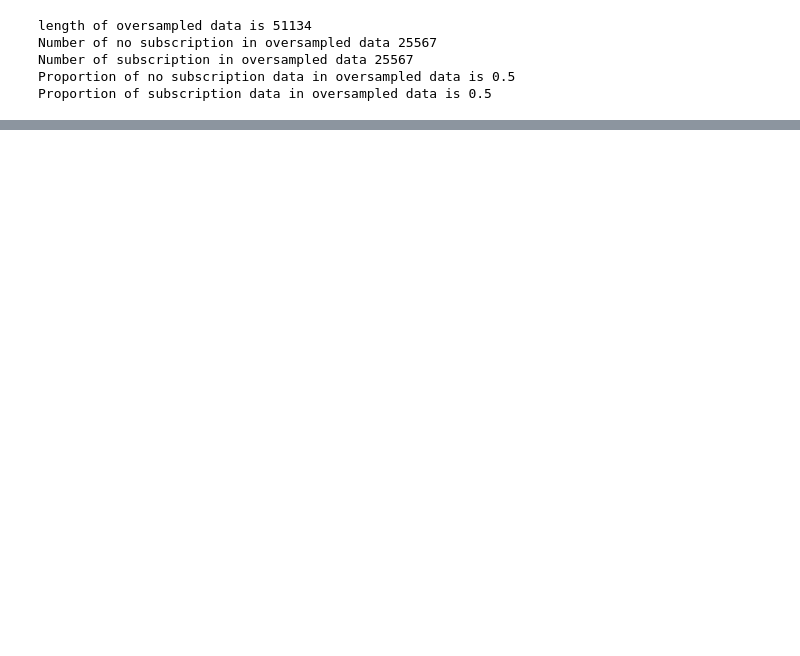
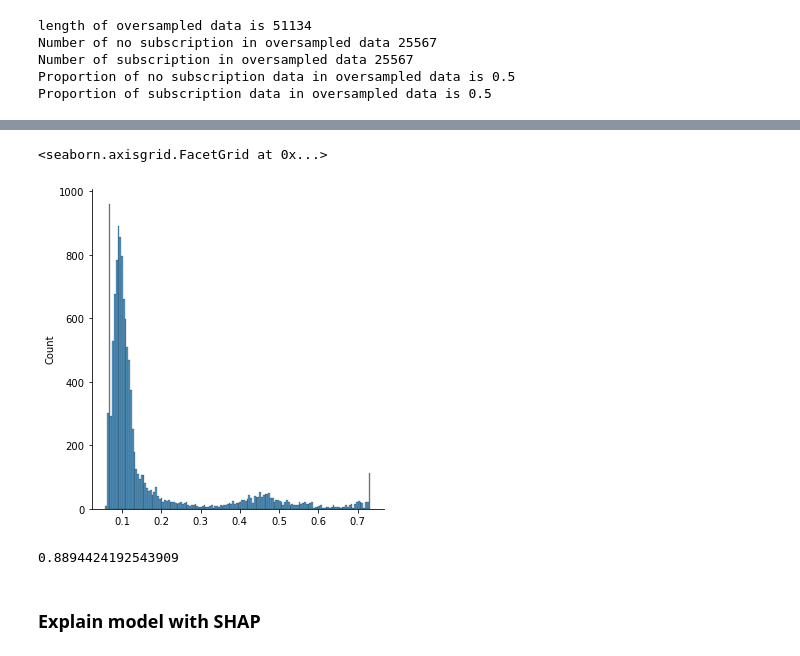
Before and after one commit to khanhvynguyen/Term_Deposit_Prediction_ML, a Jupyter notebook: term_deposit_prediction.ipynb, the cells around one changed output, grey strips where cells are left out. Drawn from its saved outputs; the diff is of its cells as text; code cells hidden in the pictures; blank space fills up the shorter version.

Commit message:
add LightGBM, SHAP

```diff
--- a/term_deposit_prediction.ipynb
+++ b/term_deposit_prediction.ipynb
@@ -807,6 +739,0 @@ Please also refer to the documentation for alternative solver options:
-# %%
-cols=['euribor3m', 'job_blue-collar', 'job_housemaid', 'marital_unknown', 'education_illiterate', 'default_no', 'default_unknown',
-      'contact_cellular', 'contact_telephone', 'month_apr', 'month_aug', 'month_dec', 'month_jul', 'month_jun', 'month_mar',
-      'month_may', 'month_nov', 'month_oct', "poutcome_failure", "poutcome_success"]
-X=os_data_X[cols]
-y=os_data_y['y']
@@ -865,0 +1007,34 @@ print(confusion_matrix)
+# %%
+import lightgbm as lgb
+
+# Create the dataset for LightGBM
+lgb_train = lgb.Dataset(X_train, y_train)
+lgb_eval = lgb.Dataset(X_test, y_test, reference=lgb_train)
+
+
+# set positive weight
+
+
+# Define the hyperparameters for the model
+params = {
+    'objective': 'binary',
+    'metric': 'binary_logloss',
+    'boosting_type': 'gbdt',
+    'num_leaves': 31,
+    'max_depth': 10,
+    'learning_rate': 0.01,
+    'feature_fraction': 0.8,
+    'bagging_fraction': 0.7,
+    'bagging_freq': 1,
+    'verbose': 0,
+    'scale_pos_weight': 2
+
+}
+
+# Train the model
+model = lgb.train(params, lgb_train, num_boost_round=1000, valid_sets=lgb_eval, early_stopping_rounds=100,
+#                  categorical_feature = cate_cols
+                 )
+
+# Make predictions on the test data
+y_pred = model.predict(X_test)
@@ -865,0 +1059,14 @@ print(confusion_matrix)
+# %%
+
+sns.displot(y_pred)
+# %% [output]
+<seaborn.axisgrid.FacetGrid at 0x...>
+[figure, added]
+# %%
+thres = 0.5
+y_pred_label = y_pred >  thres
+f1_score(y_test, y_pred_label, average="weighted")
+# %% [output]
+0.8894424192543909
+# %% [markdown]
+### Explain model with SHAP
```
Also changed, not shown: parts of 78 cells of this notebook.
